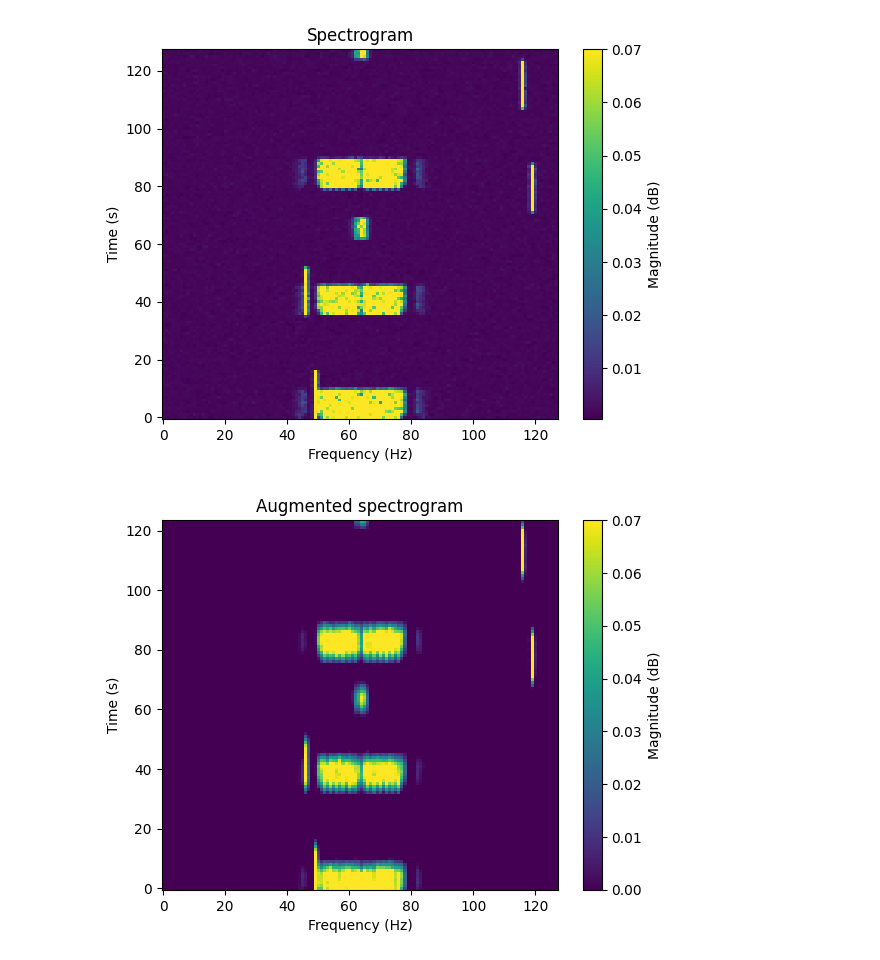
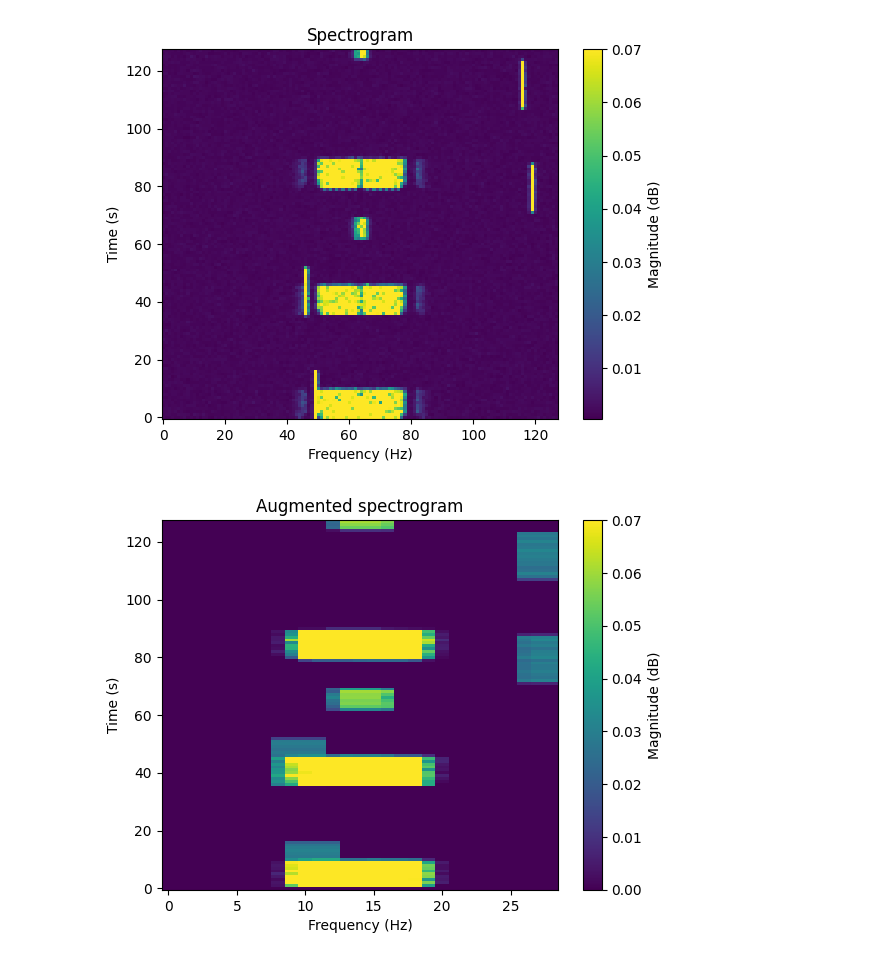
Before and after one commit to sds100/TinyMLSpectrumSensing, a Jupyter notebook: spectrum-painting.ipynb, the cells around one changed output. Cells and saved outputs as stored; diff of their text form; code cells hidden in the pictures.

Commit message:
fix spectrum augmentation algorithm by using the correct indexing for the augmented array

```diff
--- a/spectrum-painting.ipynb
+++ b/spectrum-painting.ipynb
@@ -111,42 +111,44 @@ def augment(spectrogram, K: int, L: int, D: int) -> np.ndarray:
 
     # copy the spectrogram so modifying the values in-place
     # does not change the argument.
-    spectrogram_copy = np.copy(spectrogram)
+    spectrogram_copy = np.copy(spectrogram).T
     (M, N) = spectrogram_copy.shape
 
     augmented_width = (N - L) // D + 1
     augmented_spectrogram: np.ndarray = np.zeros(shape=(M, augmented_width), dtype=float)
 
     m = np.mean(spectrogram_copy)
 
     for i in range(1, M):
+        j_augmented = 0
         j = 0
         while j <= N - L:
             # For the current row i, get a window of size L.
             window = spectrogram_copy[i][j:(j + L)]
             # Get the top K elements by sorting and taking last K elements.
             top_k = np.sort(window)[len(window) - K:]
             mean_top_k = np.mean(top_k)
             spectrogram_copy[i][j] = mean_top_k
-            augmented_spectrogram[i][j] = spectrogram_copy[i][j] - m
+            augmented_spectrogram[i][j_augmented] = spectrogram_copy[i][j] - m
 
+            j_augmented += 1
             j += D
 
     return augmented_spectrogram
 
 
 def plot_augmented(spectrogram, K: int, L: int, D: int):
     augmented = augment(spectrogram=spectrogram, K=K, L=L, D=D)
-    (n_f, n_t) = augmented.shape
+    (n_t, n_f) = augmented.shape
 
-    plt.pcolormesh(np.arange(n_f), np.arange(n_t), np.clip(augmented, 0, 0.07).T, shading="nearest")
+    plt.pcolormesh(np.arange(n_f), np.arange(n_t), np.clip(augmented, 0, 0.07), shading="nearest")
     plt.xlabel("Frequency (Hz)")
     plt.ylabel("Time (s)")
     plt.title("Augmented spectrogram")
     plt.colorbar(label="Magnitude (dB)")
     plt.show()
 
 
-plot_augmented(spectrogram=downsampled, K=10, L=5, D=1)
+plot_augmented(spectrogram=downsampled, K=3, L=16, D=4)
 # %% [output]
-[figure, old version]
+[figure, new version]
```
